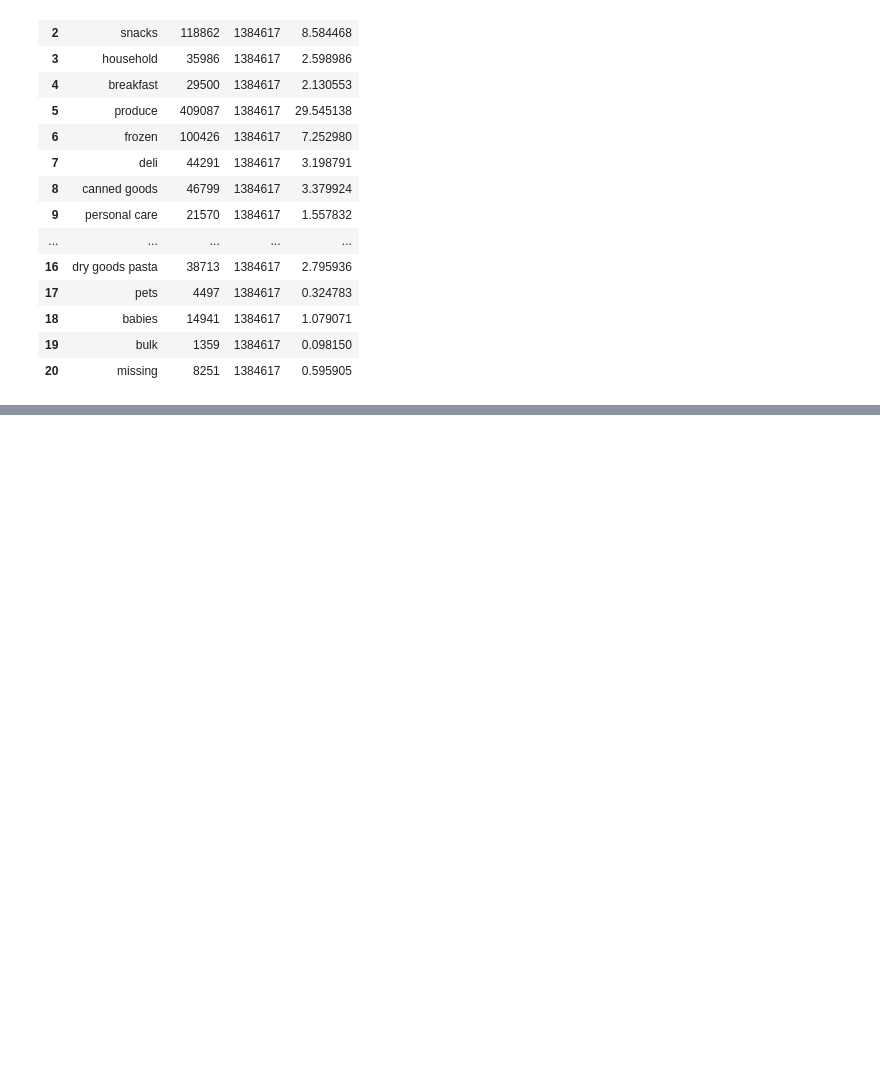
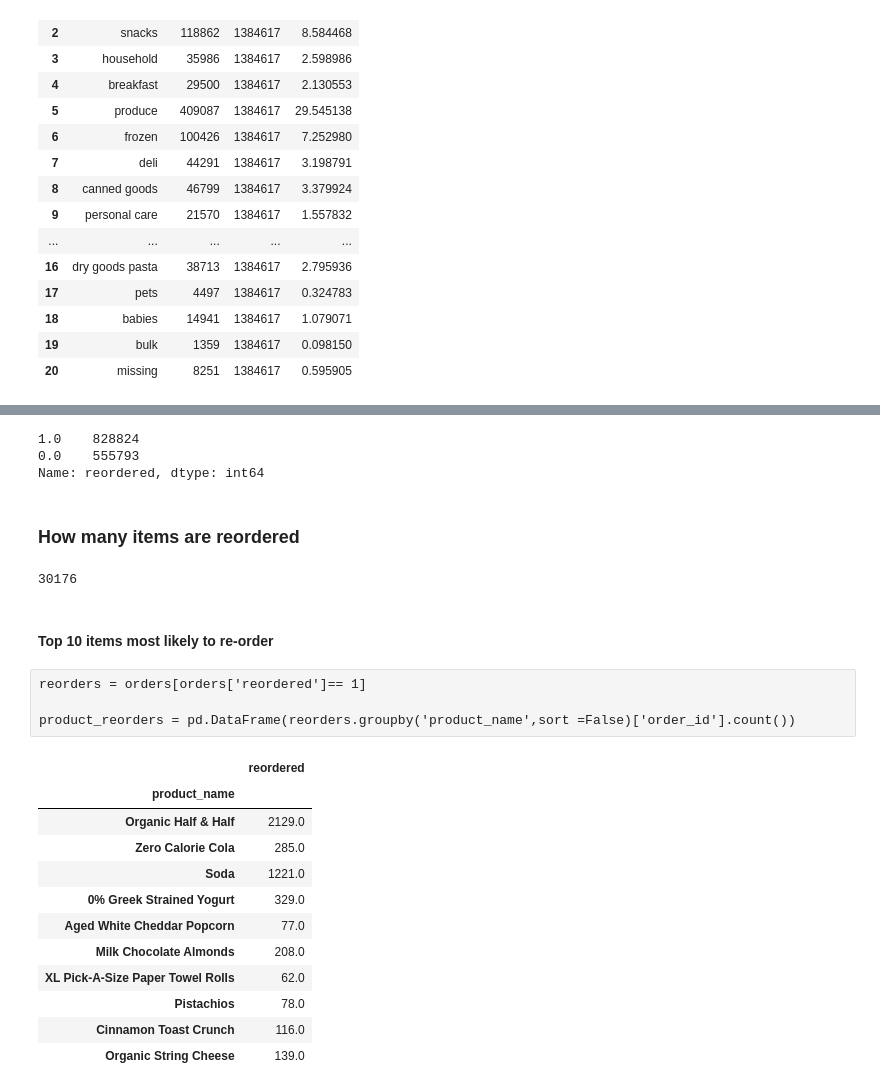
Before and after one commit to saranyakarthi4/Recommendation-Systems, a Jupyter notebook: Exploratory Data Analysis.ipynb, the cells around one changed output, grey strips where cells are left out. Saved outputs shown, nothing was run; the diff lists cells and outputs as text; code cells hidden in the pictures; blank space fills up the shorter version.

```diff
--- a/Exploratory Data Analysis.ipynb
+++ b/Exploratory Data Analysis.ipynb
@@ -224,0 +245,33 @@ plt.show()
+# %%
+orders['reordered'].value_counts()
+# %% [output]
+1.0    828824
+0.0    555793
+Name: reordered, dtype: int64
+# %% [markdown]
+### How many items are reordered
+# %%
+orders[orders['reordered']== 1]['product_id'].nunique()
+# %% [output]
+30176
+# %% [markdown]
+#### Top 10 items most likely to re-order
+# %% [raw]
+reorders = orders[orders['reordered']== 1]
+
+product_reorders = pd.DataFrame(reorders.groupby('product_name',sort =False)['order_id'].count())
+# %%
+product_reorders.head(10)
+# %% [output]
+|  | reordered |
+| product_name |  |
+| Organic Half & Half | 2129.0 |
+| Zero Calorie Cola | 285.0 |
+| Soda | 1221.0 |
+| 0% Greek Strained Yogurt | 329.0 |
+| Aged White Cheddar Popcorn | 77.0 |
+| Milk Chocolate Almonds | 208.0 |
+| XL Pick-A-Size Paper Towel Rolls | 62.0 |
+| Pistachios | 78.0 |
+| Cinnamon Toast Crunch | 116.0 |
+| Organic String Cheese | 139.0 |
```
Also changed, not shown: parts of 32 cells of this notebook.
